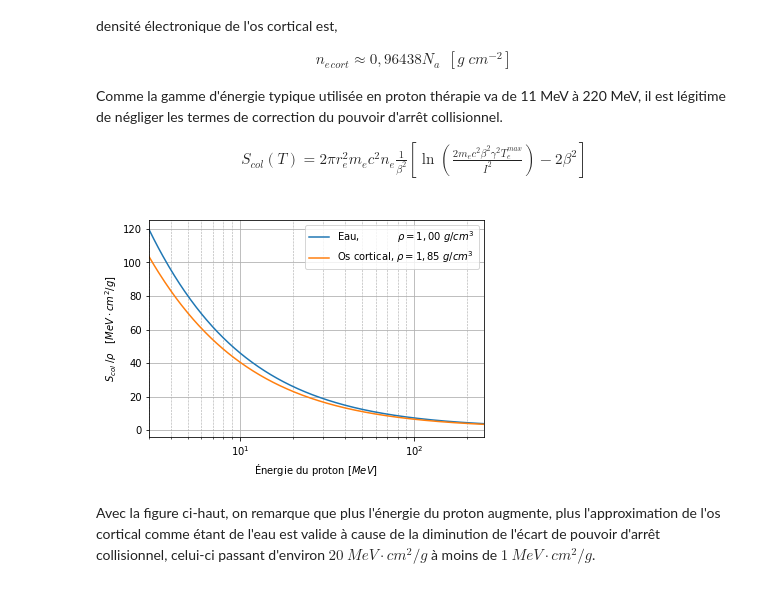
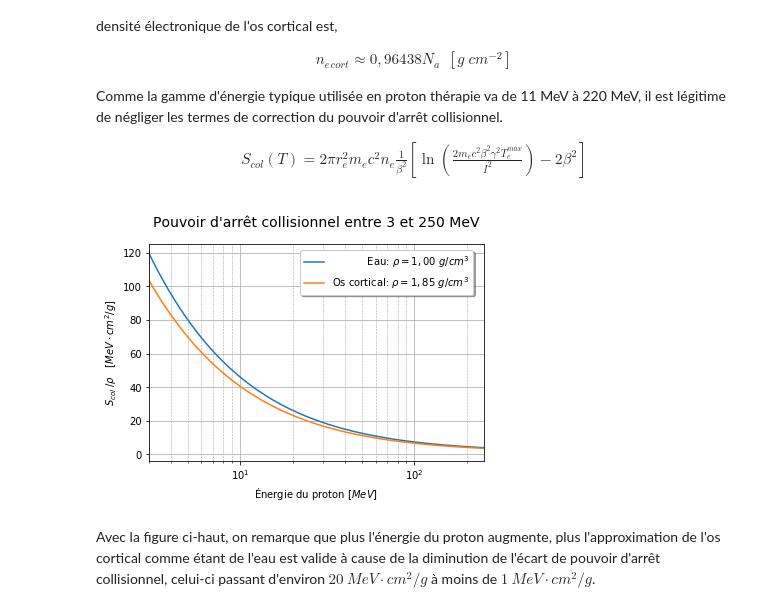
Before and after one commit to eliedl/Physique_numerique, a Jupyter notebook: TP1/TP1_Elie.ipynb, the cells around one changed output. Saved outputs shown, nothing was run; the diff lists cells and outputs as text; code cells hidden in the pictures.

Commit message:
Rename du fichier de donnees pstar et mise en forme des graphiques

```diff
--- a/TP1/TP1_Elie.ipynb
+++ b/TP1/TP1_Elie.ipynb
@@ -145,37 +145,40 @@ def get_s_col(r_e, n_e, T, I, m_e=0.511):
        beta: Facteur de vitesse réduite                  -
       gamma: Facteur de Lorentz                          -
           T: Énergie du proton                           MeV
      Te_max: Énergie maximale transférable p+ -> e-      MeV
           I: Énergie moyenne d'excitation du matériau    MeV
         m_e: Masse de l'électron                         MeV
     """
 
     gamma = get_gamma(T)
     beta = get_beta(gamma)
     Te_max = get_Te_max(gamma)
 
     return 2*np.pi*r_e**2*m_e*n_e*beta**(-2)*(np.log((2*m_e*beta**2*gamma**2*Te_max)/(I**2)) - 2*beta**2)
 
 T = np.linspace(3, 10000, 100000)
 
 s_col_eau = get_s_col(r_e, n_e_eau, T, I_eau)
 
 s_col_cort = get_s_col(r_e, n_e_cort, T, I_cort)
 
 p_col_cort = s_col_cort/rho_cort
 
-plt.plot(T, s_col_eau, label=r"Eau,            $\rho = 1,00\ g/cm^3$")
-plt.plot(T, p_col_cort, label=r"Os cortical, $\rho = 1,85\ g/cm^3$")
+ax = plt.subplot(111)
+
+plt.plot(T, s_col_eau, label=r"           Eau: $\rho = 1,00\ g/cm^3$")
+plt.plot(T, p_col_cort, label=r"Os cortical: $\rho = 1,85\ g/cm^3$")
 plt.xscale('log')
 plt.grid('True', which='Major')
 plt.grid('True', which='Minor', ls='--', linewidth=0.6)
 plt.xlabel(r'Énergie du proton $[MeV]$')
 plt.ylabel(r"$S_{col}\;/\rho\quad[MeV\cdot cm^2/g]$")
 plt.xlim([3,250])
-plt.legend()
+plt.title("Pouvoir d'arrêt collisionnel entre 3 et 250 MeV", y=1.05, fontsize=14)
+ax.legend(bbox_to_anchor=(0.45, 0.97), loc=2, borderaxespad=0., fancybox=True, shadow=True)
 plt.show()
 # %% [output]
-[figure, old version]
+[figure, new version]
 # %% [markdown]
 Avec la figure ci-haut, on remarque que plus l'énergie du proton augmente, plus l'approximation de l'os cortical comme étant de l'eau est valide à cause de la diminution de l'écart de pouvoir d'arrêt collisionnel, celui-ci passant d'environ $20\ MeV\cdot cm^2/g$ à moins de $1\ MeV\cdot cm^2/g$.
 # %% [markdown]
```
Also changed, not shown: parts of 15 cells of this notebook, 1 other file.
